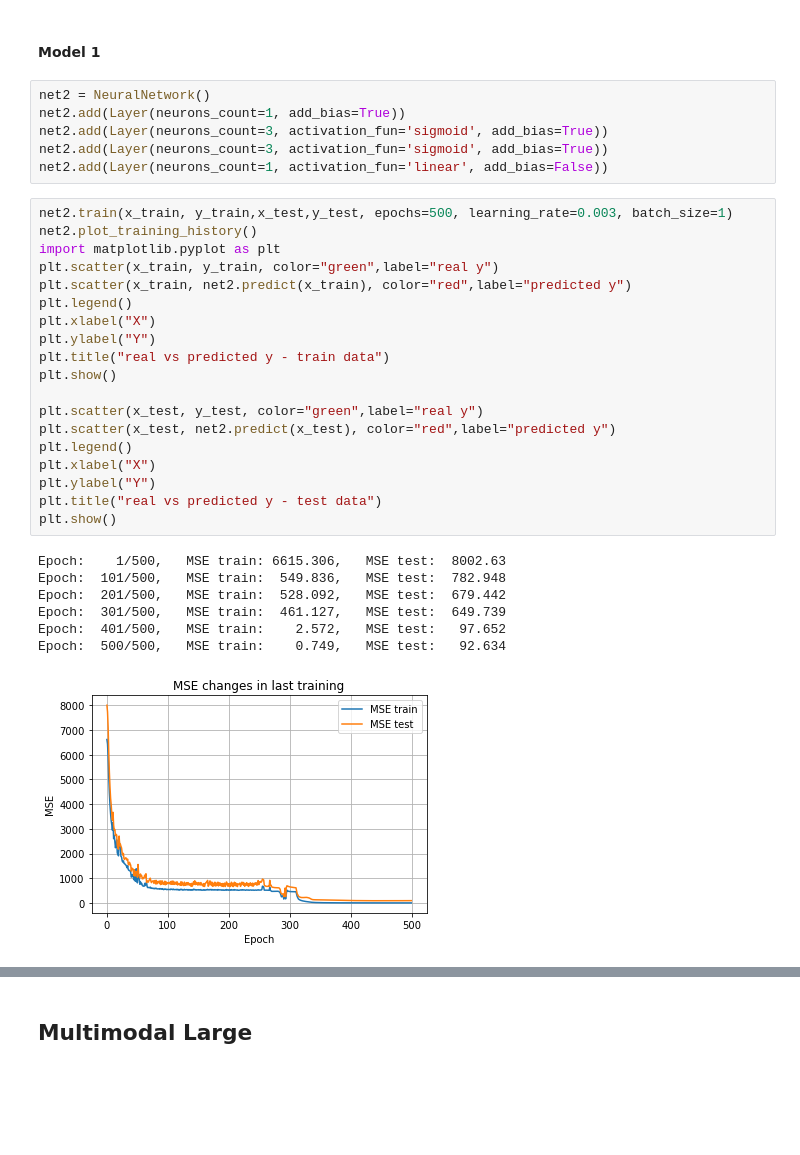
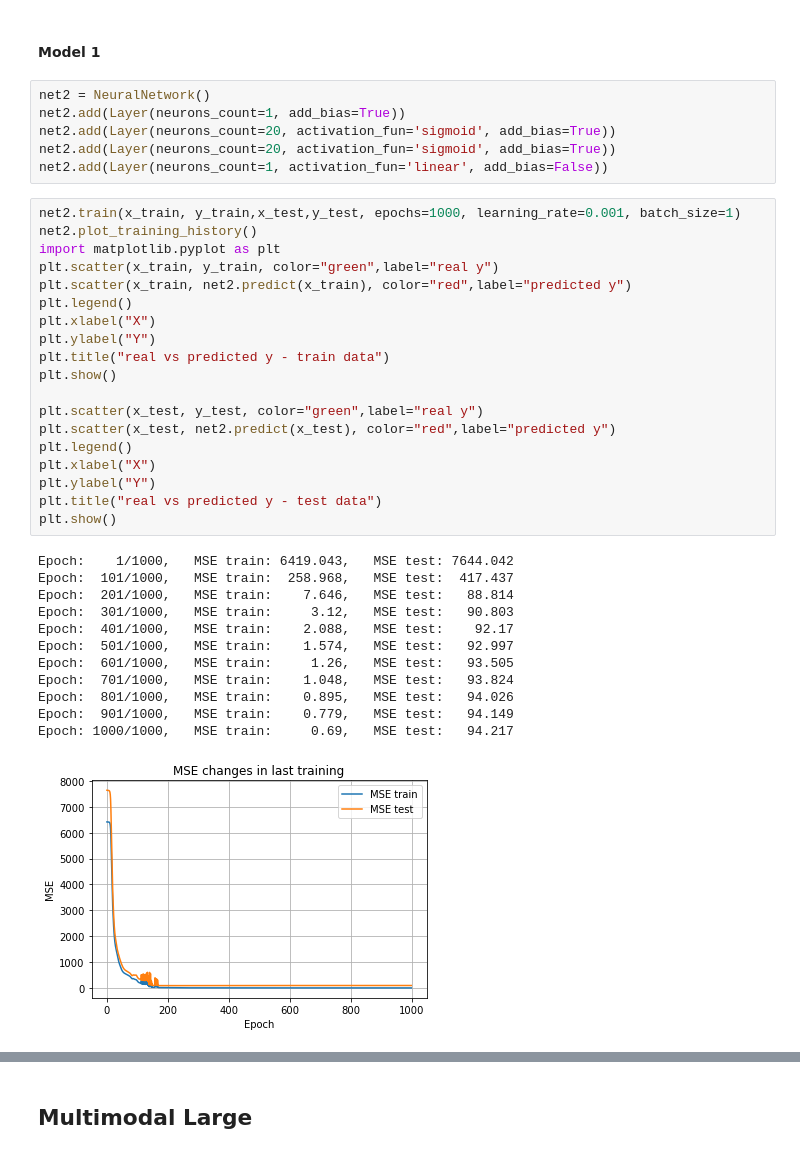
Before and after one commit to mstaczek/miowad, a Jupyter notebook: lab2.ipynb, the cells around one changed output, grey strips where cells are left out. Drawn from its saved outputs; the diff is of its cells as text; blank space fills up the shorter version.

```diff
--- a/lab2.ipynb
+++ b/lab2.ipynb
@@ -124,33 +123,38 @@ Unnamed: 0
 # %%
 net2 = NeuralNetwork()
 net2.add(Layer(neurons_count=1, add_bias=True))
-net2.add(Layer(neurons_count=3, activation_fun='sigmoid', add_bias=True))
-net2.add(Layer(neurons_count=3, activation_fun='sigmoid', add_bias=True))
+net2.add(Layer(neurons_count=20, activation_fun='sigmoid', add_bias=True))
+net2.add(Layer(neurons_count=20, activation_fun='sigmoid', add_bias=True))
 net2.add(Layer(neurons_count=1, activation_fun='linear', add_bias=False))
 # %%
-net2.train(x_train, y_train,x_test,y_test, epochs=500, learning_rate=0.003, batch_size=1)
+net2.train(x_train, y_train,x_test,y_test, epochs=1000, learning_rate=0.001, batch_size=1)
 net2.plot_training_history()
 import matplotlib.pyplot as plt
 plt.scatter(x_train, y_train, color="green",label="real y")
 plt.scatter(x_train, net2.predict(x_train), color="red",label="predicted y")
 plt.legend()
 plt.xlabel("X")
 plt.ylabel("Y")
 plt.title("real vs predicted y - train data")
 plt.show()
 
 plt.scatter(x_test, y_test, color="green",label="real y")
 plt.scatter(x_test, net2.predict(x_test), color="red",label="predicted y")
 plt.legend()
 plt.xlabel("X")
 plt.ylabel("Y")
 plt.title("real vs predicted y - test data")
 plt.show()
 # %% [output]
-Epoch:    1/500,   MSE train: 6615.306,   MSE test:  8002.63
-Epoch:  101/500,   MSE train:  549.836,   MSE test:  782.948
-Epoch:  201/500,   MSE train:  528.092,   MSE test:  679.442
-Epoch:  301/500,   MSE train:  461.127,   MSE test:  649.739
-Epoch:  401/500,   MSE train:    2.572,   MSE test:   97.652
-Epoch:  500/500,   MSE train:    0.749,   MSE test:   92.634
+Epoch:    1/1000,   MSE train: 6419.043,   MSE test: 7644.042
+Epoch:  101/1000,   MSE train:  258.968,   MSE test:  417.437
+Epoch:  201/1000,   MSE train:    7.646,   MSE test:   88.814
+Epoch:  301/1000,   MSE train:     3.12,   MSE test:   90.803
+Epoch:  401/1000,   MSE train:    2.088,   MSE test:    92.17
+Epoch:  501/1000,   MSE train:    1.574,   MSE test:   92.997
+Epoch:  601/1000,   MSE train:     1.26,   MSE test:   93.505
+Epoch:  701/1000,   MSE train:    1.048,   MSE test:   93.824
+Epoch:  801/1000,   MSE train:    0.895,   MSE test:   94.026
+Epoch:  901/1000,   MSE train:    0.779,   MSE test:   94.149
+Epoch: 1000/1000,   MSE train:     0.69,   MSE test:   94.217
-[figure, old version]
+[figure, new version]
```
Also changed, not shown: parts of 6 cells of this notebook.
